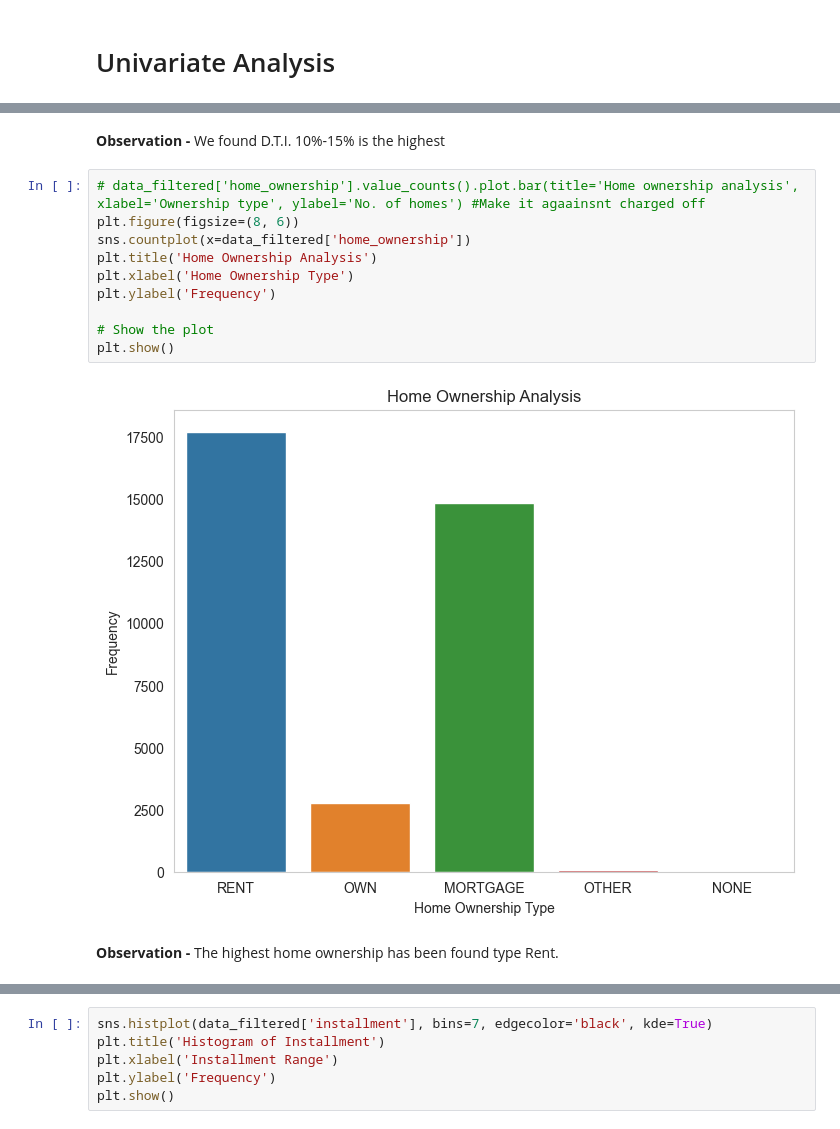
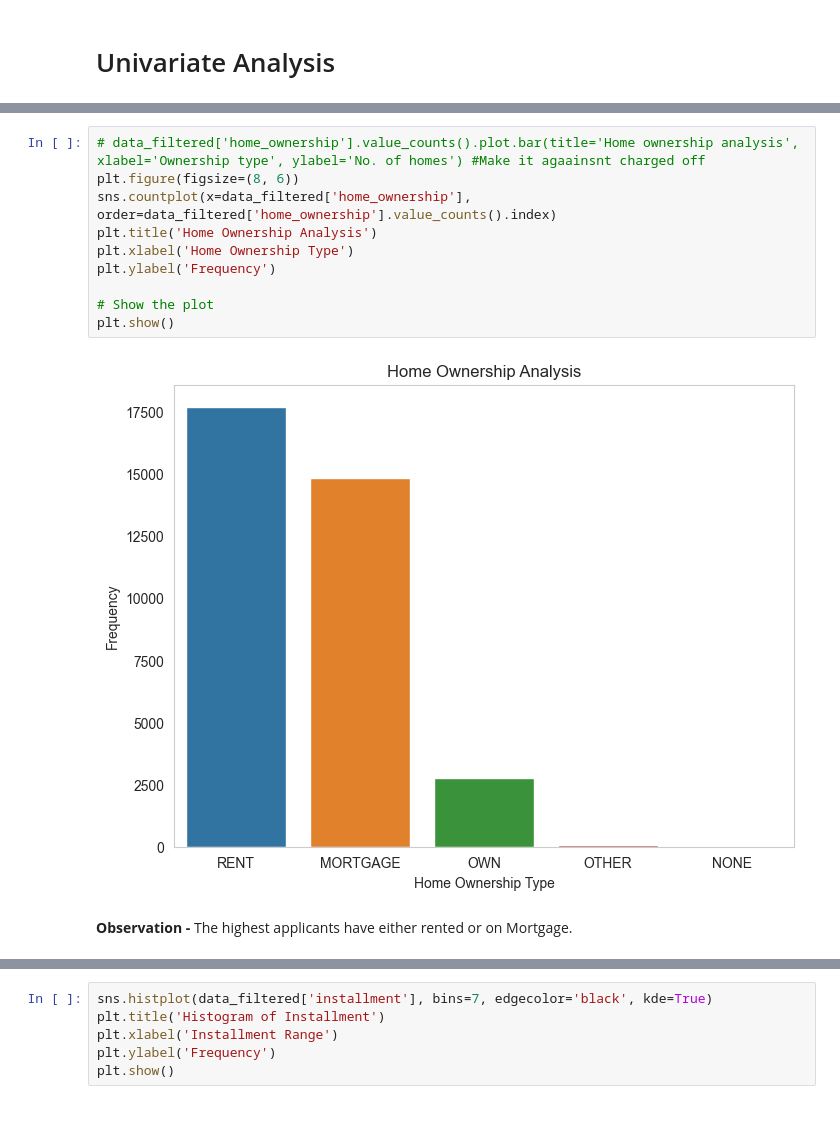
Before and after one commit to VishalVema/lendingclubcasestudy, a Jupyter notebook: lending club.ipynb, the cells around one changed output, grey strips where cells are left out. Saved outputs shown, nothing was run; the diff lists cells and outputs as text.

```diff
--- a/lending club.ipynb
+++ b/lending club.ipynb
@@ -478,18 +498,16 @@ plt.show()
 # %% [output]
 [figure]
-# %% [markdown]
-<b>Observation -</b> We found D.T.I. 10%-15% is the highest
 # %%
 # data_filtered['home_ownership'].value_counts().plot.bar(title='Home ownership analysis', xlabel='Ownership type', ylabel='No. of homes') #Make it agaainsnt charged off
 plt.figure(figsize=(8, 6))
-sns.countplot(x=data_filtered['home_ownership'])
+sns.countplot(x=data_filtered['home_ownership'], order=data_filtered['home_ownership'].value_counts().index)
 plt.title('Home Ownership Analysis')
 plt.xlabel('Home Ownership Type')
 plt.ylabel('Frequency')
 
 # Show the plot
 plt.show()
 # %% [output]
-[figure, old version]
+[figure, new version]
-# %% [markdown]
-<b> Observation -</b> The highest home ownership has been found type Rent.
+# %% [markdown]
+<b> Observation -</b> The highest applicants have either rented or on Mortgage.
```
Also changed, not shown: parts of 60 cells of this notebook.
